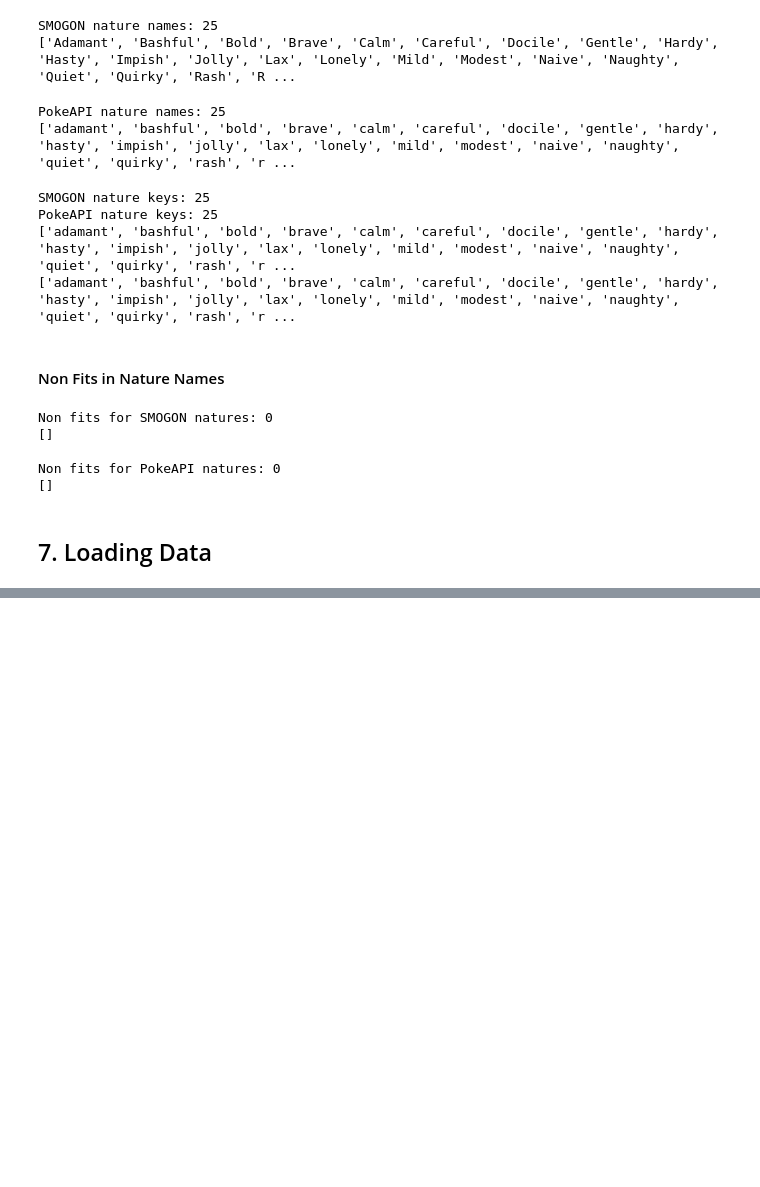
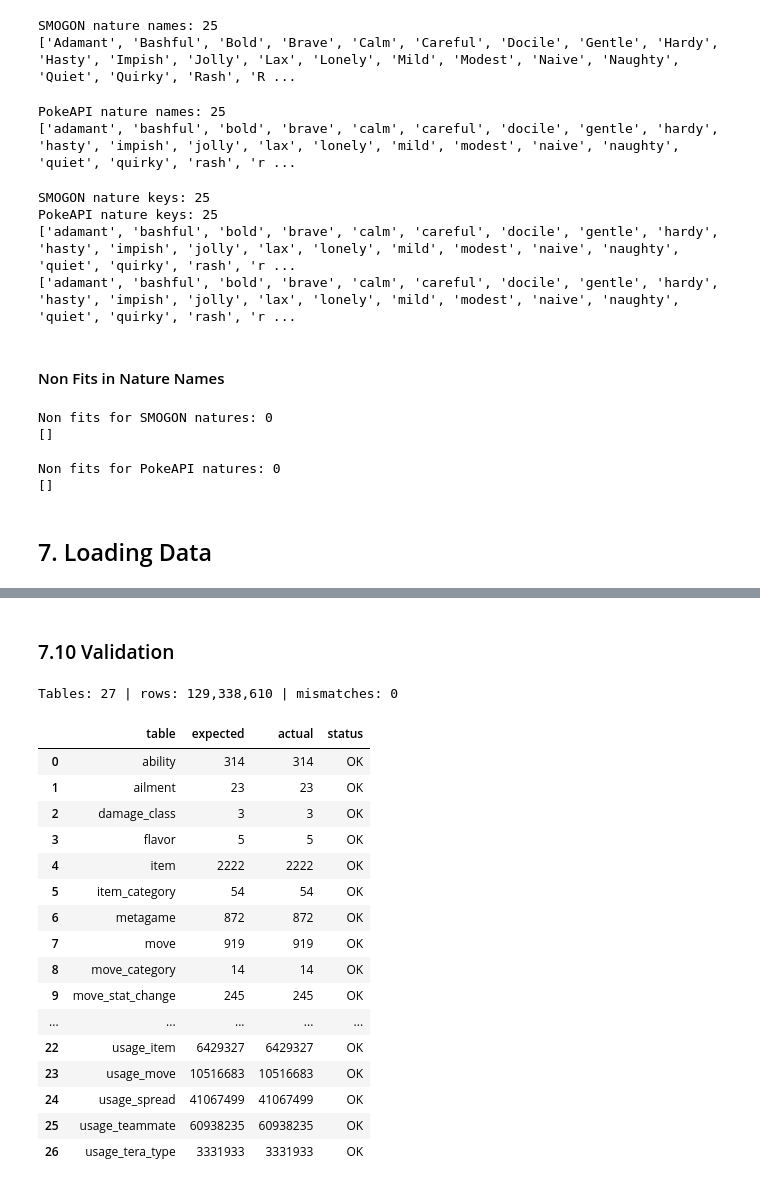
Before and after one commit to Roldao-Neto/Competitive_Pokemon_Data_Analysis, a Jupyter notebook: src/3-gold/parquet_postgres.ipynb, the cells around one changed output, grey strips where cells are left out. Drawn from its saved outputs; the diff is of its cells as text; code cells hidden in the pictures; blank space fills up the shorter version.

```diff
--- a/src/3-gold/parquet_postgres.ipynb
+++ b/src/3-gold/parquet_postgres.ipynb
@@ -1023,0 +1943,7 @@ Load the dimensions first, then `metagame`, `usage` and the child tables. The lo
+# %%
+# Check: rows in the database == entries in the parquet minus the dropped sentinels (nothing / empty)
+with engine.connect() as connection:
+    for table_name, totals in usage_child_loads.items():
+        actual = connection.execute(text(f"SELECT count(*) FROM {quote(table_name)}")).scalar_one()
+        expected = totals["entries"] - totals["dropped"]
+        print(f"{table_name:<20} rows: {actual:>9} | dropped: {totals['dropped']:>6} | {'OK' if actual == expected else f'EXPECTED {expected}'}")
@@ -1023,0 +1958,68 @@ Load the dimensions first, then `metagame`, `usage` and the child tables. The lo
+# %% [markdown]
+### 7.10 Validation
+# %%
+# Usage child tables: entries counted straight from the parquet, minus the Smogon placeholders
+SENTINELS = {"items": {"nothing"}, "moves": {"nothing"}, "teammates": {"empty"}}
+
+CHILD_TABLES = {
+    "abilities": "usage_ability", "items": "usage_item", "moves": "usage_move", "tera_types": "usage_tera_type",
+    "teammates": "usage_teammate", "checks_and_counters": "usage_check_counter", "spreads": "usage_spread",
+}
+
+expected_rows = {}
+
+for column, table_name in CHILD_TABLES.items():
+    names = pc.struct_field(pc.list_flatten(pq.read_table(USAGE_PATH, columns=[column]).column(column)), "name")
+    counts = pc.value_counts(names)
+
+    expected_rows[table_name] = sum(
+        count
+        for name, count in zip(counts.field("values").to_pylist(), counts.field("counts").to_pylist())
+        if normalize_name(name) not in SENTINELS.get(column, set())
+    )
+
+# Every other table: rows of the DataFrame built from silver in its step
+expected_rows |= {table_name: len(df) for table_name, df in lookup_frames.items()} | {
+    "smogon_category": len(smogon_category_df),
+    "type": len(type_df), "ability": len(ability_df), "species": len(species_df), "type_effect": len(type_effect_df),
+    "move": len(move_df), "move_stat_change": len(move_stat_change_df), "item": len(item_df), "nature": len(nature_df),
+    "pokemon": len(pokemon_df), "pokemon_moves": len(pokemon_moves_df), "metagame": len(metagame_df), "usage": len(usage_df),
+}
+
+database_tables = sorted(inspect(engine).get_table_names())
+
+if not_covered := set(database_tables) ^ set(expected_rows):
+    raise ValueError(f"Tables not covered by the validation: {sorted(not_covered)}")
+
+with engine.connect() as connection:
+    row_counts = pd.DataFrame(
+        [
+            {"table": table_name, "expected": expected_rows[table_name],
+             "actual": connection.execute(text(f"SELECT count(*) FROM {quote(table_name)}")).scalar_one()}
+            for table_name in database_tables
+        ]
+    )
+
+row_counts["status"] = (row_counts["expected"] == row_counts["actual"]).map({True: "OK", False: "MISMATCH"})
+
+print(f"Tables: {len(row_counts)} | rows: {row_counts['actual'].sum():,} | mismatches: {(row_counts['status'] != 'OK').sum()}")
+row_counts
+# %% [output]
+Tables: 27 | rows: 129,338,610 | mismatches: 0
+|  | table | expected | actual | status |
+| 0 | ability | 314 | 314 | OK |
+| 1 | ailment | 23 | 23 | OK |
+| 2 | damage_class | 3 | 3 | OK |
+| 3 | flavor | 5 | 5 | OK |
+| 4 | item | 2222 | 2222 | OK |
+| 5 | item_category | 54 | 54 | OK |
+| 6 | metagame | 872 | 872 | OK |
+| 7 | move | 919 | 919 | OK |
+| 8 | move_category | 14 | 14 | OK |
+| 9 | move_stat_change | 245 | 245 | OK |
+| ... | ... | ... | ... | ... |
+| 22 | usage_item | 6429327 | 6429327 | OK |
+| 23 | usage_move | 10516683 | 10516683 | OK |
+| 24 | usage_spread | 41067499 | 41067499 | OK |
+| 25 | usage_teammate | 60938235 | 60938235 | OK |
+| 26 | usage_tera_type | 3331933 | 3331933 | OK |
```
Also changed, not shown: parts of 57 cells of this notebook.
